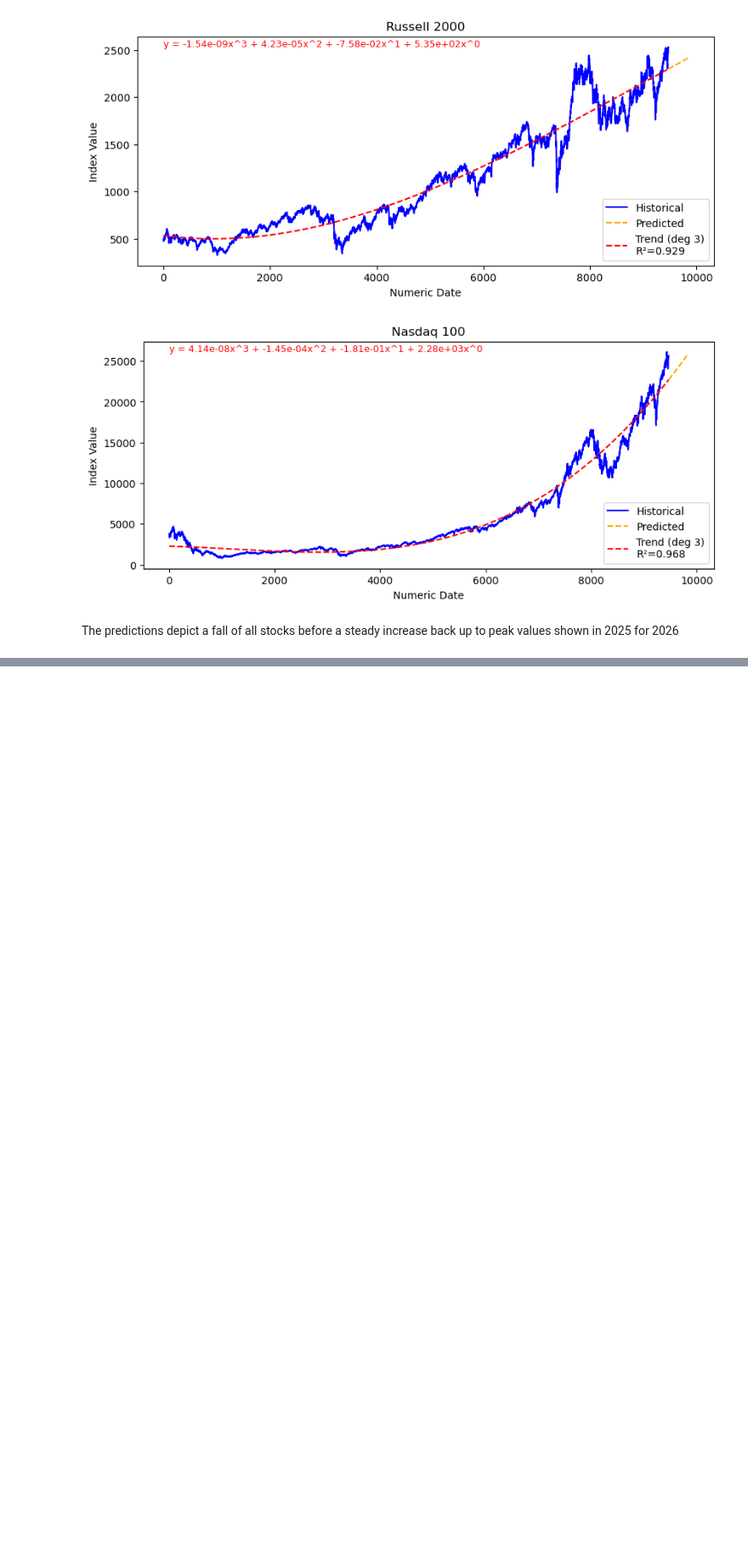
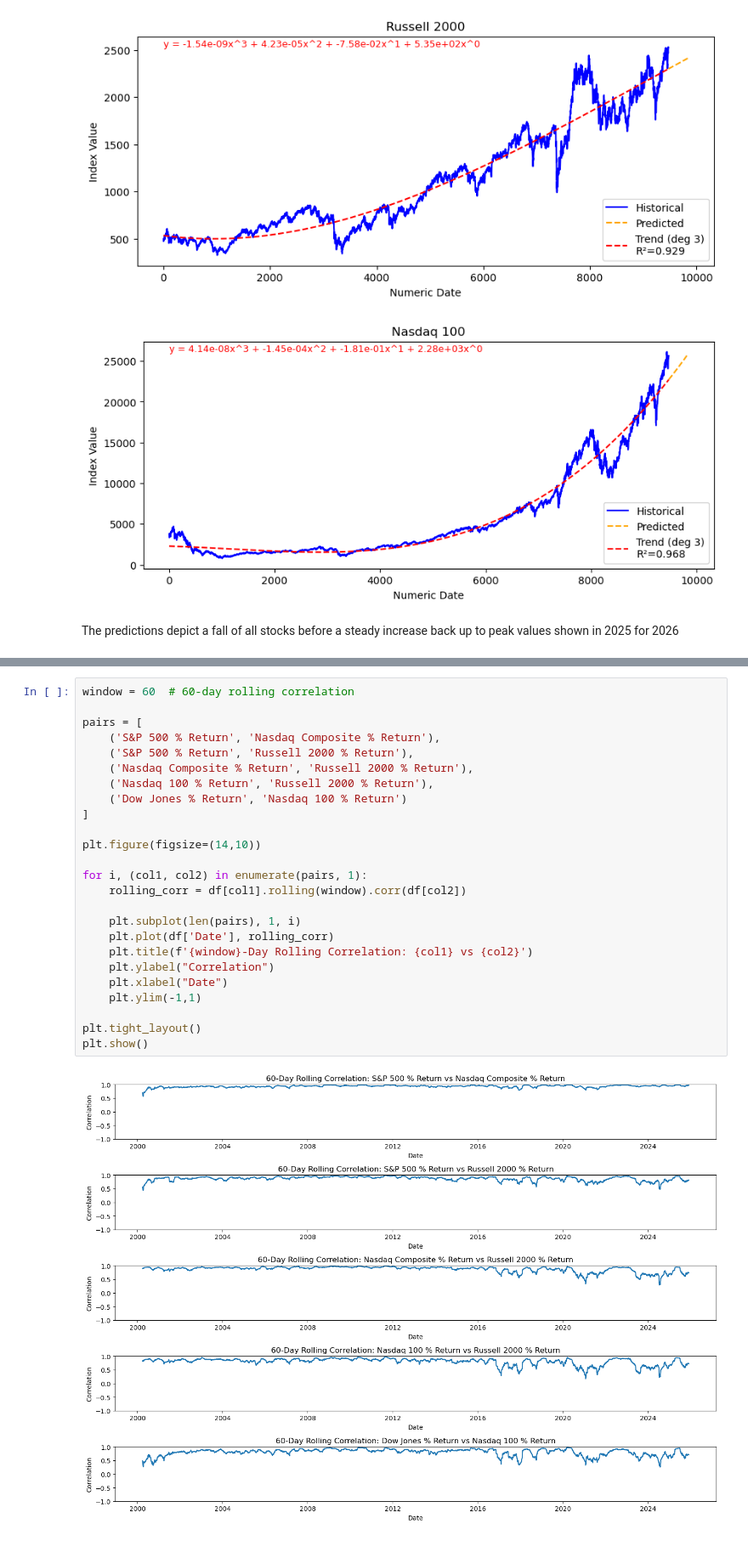
Before and after one commit to ewlemon/Stock-Project, a Jupyter notebook: Jupyter Project 1.ipynb, the cells around one changed output, grey strips where cells are left out. Shown at 85% size. Drawn from its saved outputs; the diff is of its cells as text; blank space fills up the shorter version.

```diff
--- a/Jupyter Project 1.ipynb
+++ b/Jupyter Project 1.ipynb
@@ -352,3 +355,30 @@ The markets are strongly interconnected.
 Diversifying only among these indices offers limited risk reduction, since most move together.
 
 Small-cap stocks (Russell 2000) provide slightly different behavior, which could offer a small diversification benefit.
+# %%
+window = 60  # 60-day rolling correlation
+
+pairs = [
+    ('S&P 500 % Return', 'Nasdaq Composite % Return'),
+    ('S&P 500 % Return', 'Russell 2000 % Return'),
+    ('Nasdaq Composite % Return', 'Russell 2000 % Return'),
+    ('Nasdaq 100 % Return', 'Russell 2000 % Return'),
+    ('Dow Jones % Return', 'Nasdaq 100 % Return')
+]
+
+plt.figure(figsize=(14,10))
+
+for i, (col1, col2) in enumerate(pairs, 1):
+    rolling_corr = df[col1].rolling(window).corr(df[col2])
+
+    plt.subplot(len(pairs), 1, i)
+    plt.plot(df['Date'], rolling_corr)
+    plt.title(f'{window}-Day Rolling Correlation: {col1} vs {col2}')
+    plt.ylabel("Correlation")
+    plt.xlabel("Date")
+    plt.ylim(-1,1)
+
+plt.tight_layout()
+plt.show()
+# %% [output]
+[figure, added]
```
Also changed, not shown: parts of 24 cells of this notebook.
